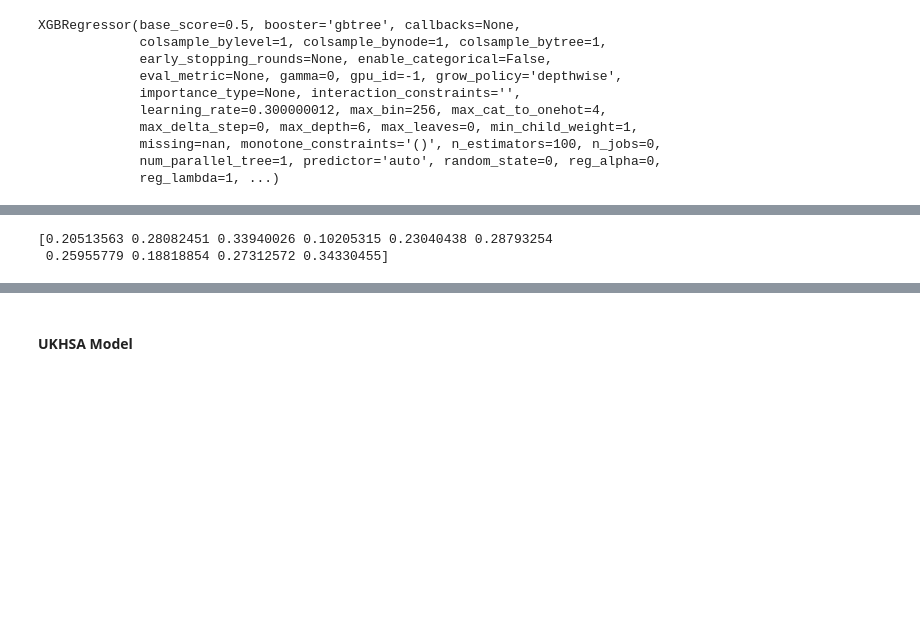
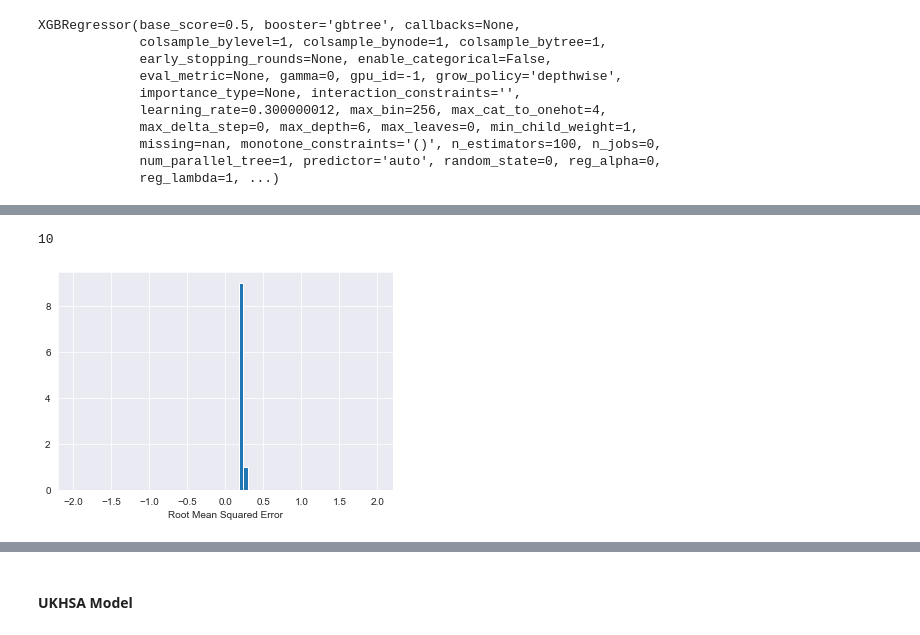
Before and after one commit to florencema1/rtestww, a Jupyter notebook: XGBoost Models.ipynb, the cells around one changed output, grey strips where cells are left out. Saved outputs shown, nothing was run; the diff lists cells and outputs as text; code cells hidden in the pictures; blank space fills up the shorter version.

```diff
--- a/XGBoost Models.ipynb
+++ b/XGBoost Models.ipynb
@@ -69,6 +83,8 @@ array([-0.04208063, -0.0788624 , -0.11519254, -0.01041484, -0.05308618,
-# %%
-rmse = np.sqrt(-scores)
-print(rmse)
-# %% [output]
-[0.20513563 0.28082451 0.33940026 0.10205315 0.23040438 0.28793254
- 0.25955779 0.18818854 0.27312572 0.34330455]
+# %%
+rmse = np.sqrt(-scores)
+plt.hist(rmse, 75, range=(-2, 2))
+plt.xlabel('Root Mean Squared Error')
+rmse.size
+# %% [output]
+10
+[figure, added]
```
Also changed, not shown: parts of 10 cells of this notebook, 42 other files.
